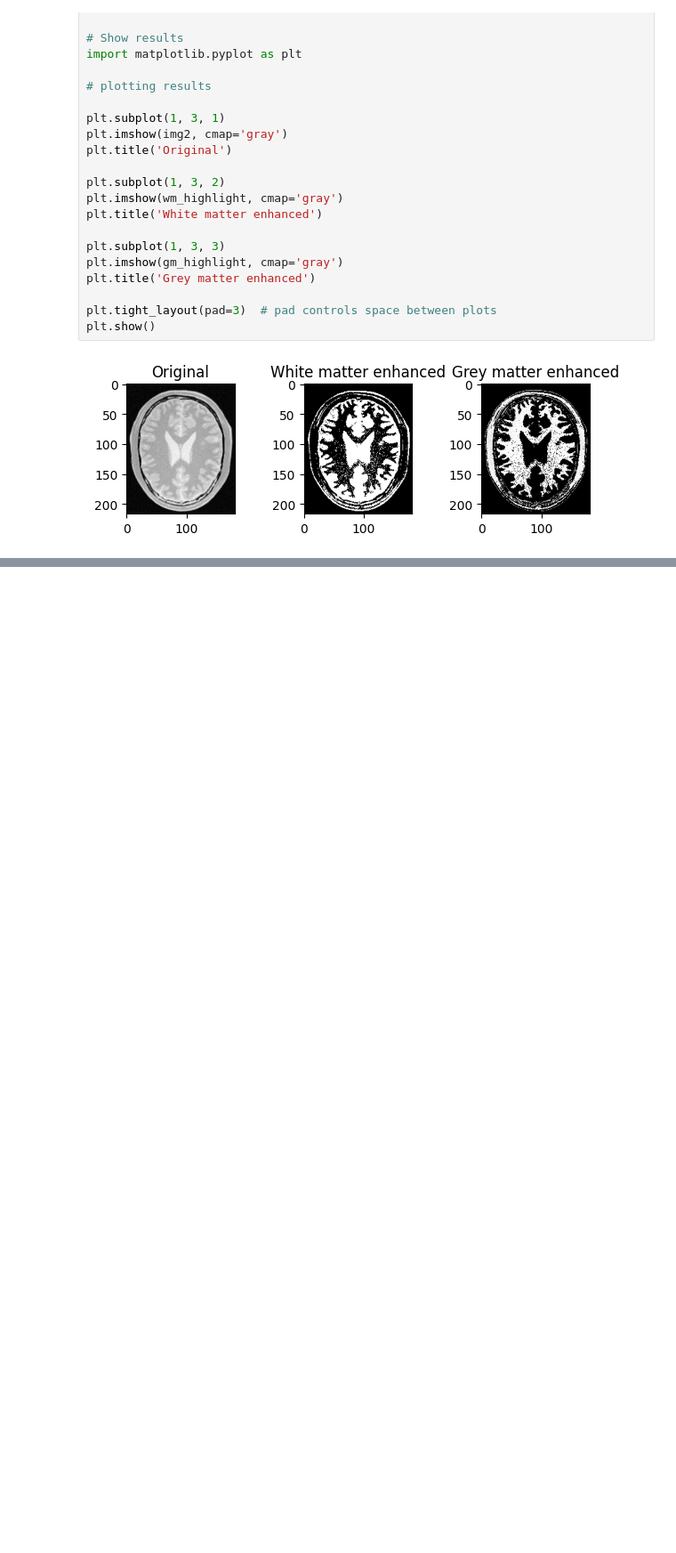
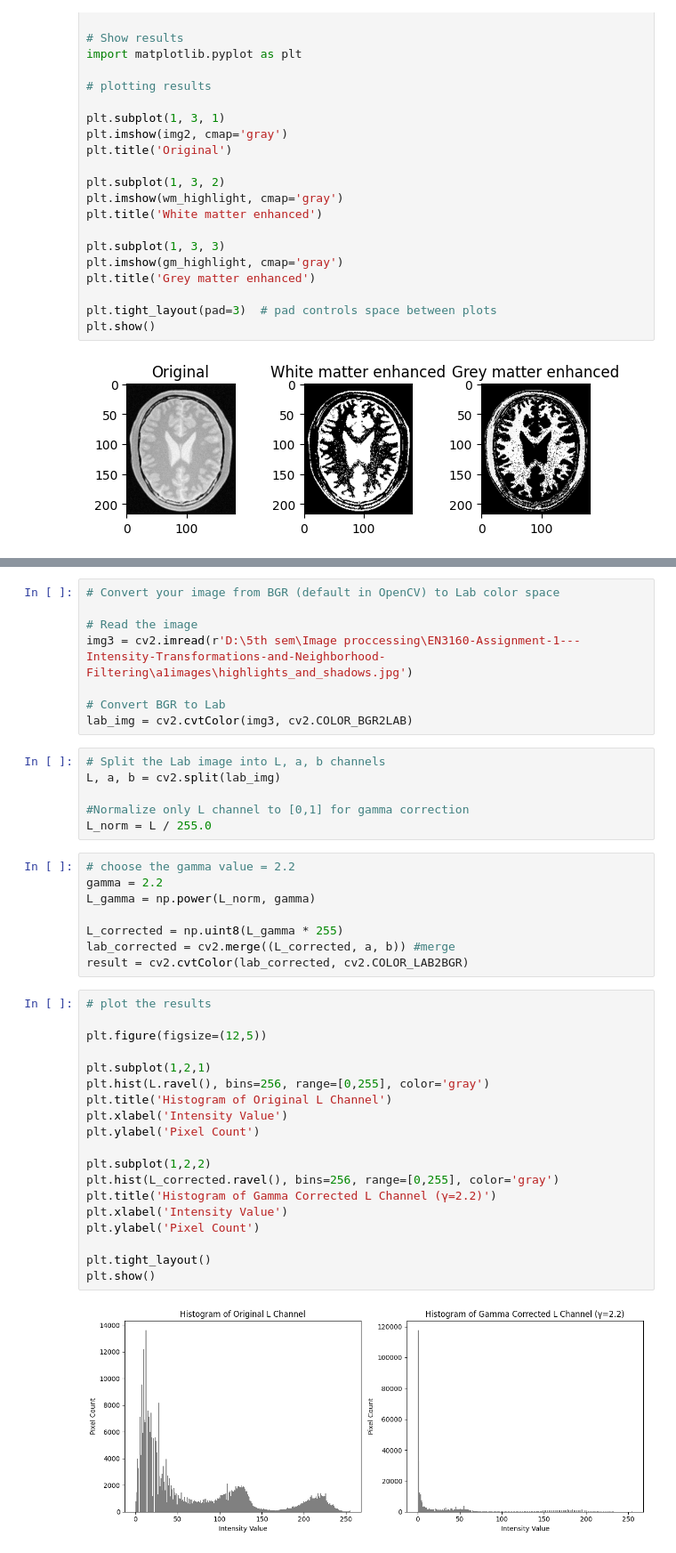
Before and after one commit to chamudiR/EN3160-Assignment, a Jupyter notebook: Assignment 1.ipynb, the cells around one changed output, grey strips where cells are left out. Shown at 89% size. Saved outputs shown, nothing was run; the diff lists cells and outputs as text; blank space fills up the shorter version.

```diff
--- a/Assignment 1.ipynb
+++ b/Assignment 1.ipynb
@@ -90,0 +141,43 @@ plt.show()
+# %%
+# Convert your image from BGR (default in OpenCV) to Lab color space
+
+# Read the image
+img3 = cv2.imread(r'D:\5th sem\Image proccessing\EN3160-Assignment-1---Intensity-Transformations-and-Neighborhood-Filtering\a1images\highlights_and_shadows.jpg')
+
+# Convert BGR to Lab
+lab_img = cv2.cvtColor(img3, cv2.COLOR_BGR2LAB)
+# %%
+# Split the Lab image into L, a, b channels
+L, a, b = cv2.split(lab_img)
+
+#Normalize only L channel to [0,1] for gamma correction
+L_norm = L / 255.0
+# %%
+# choose the gamma value = 2.2
+gamma = 2.2
+L_gamma = np.power(L_norm, gamma)
+
+L_corrected = np.uint8(L_gamma * 255)
+lab_corrected = cv2.merge((L_corrected, a, b)) #merge
+result = cv2.cvtColor(lab_corrected, cv2.COLOR_LAB2BGR)
+# %%
+# plot the results
+
+plt.figure(figsize=(12,5))
+
+plt.subplot(1,2,1)
+plt.hist(L.ravel(), bins=256, range=[0,255], color='gray')
+plt.title('Histogram of Original L Channel')
+plt.xlabel('Intensity Value')
+plt.ylabel('Pixel Count')
+
+plt.subplot(1,2,2)
+plt.hist(L_corrected.ravel(), bins=256, range=[0,255], color='gray')
+plt.title('Histogram of Gamma Corrected L Channel (γ=2.2)')
+plt.xlabel('Intensity Value')
+plt.ylabel('Pixel Count')
+
+plt.tight_layout()
+plt.show()
+# %% [output]
+[figure, added]
```
Also changed, not shown: parts of 4 cells of this notebook.
